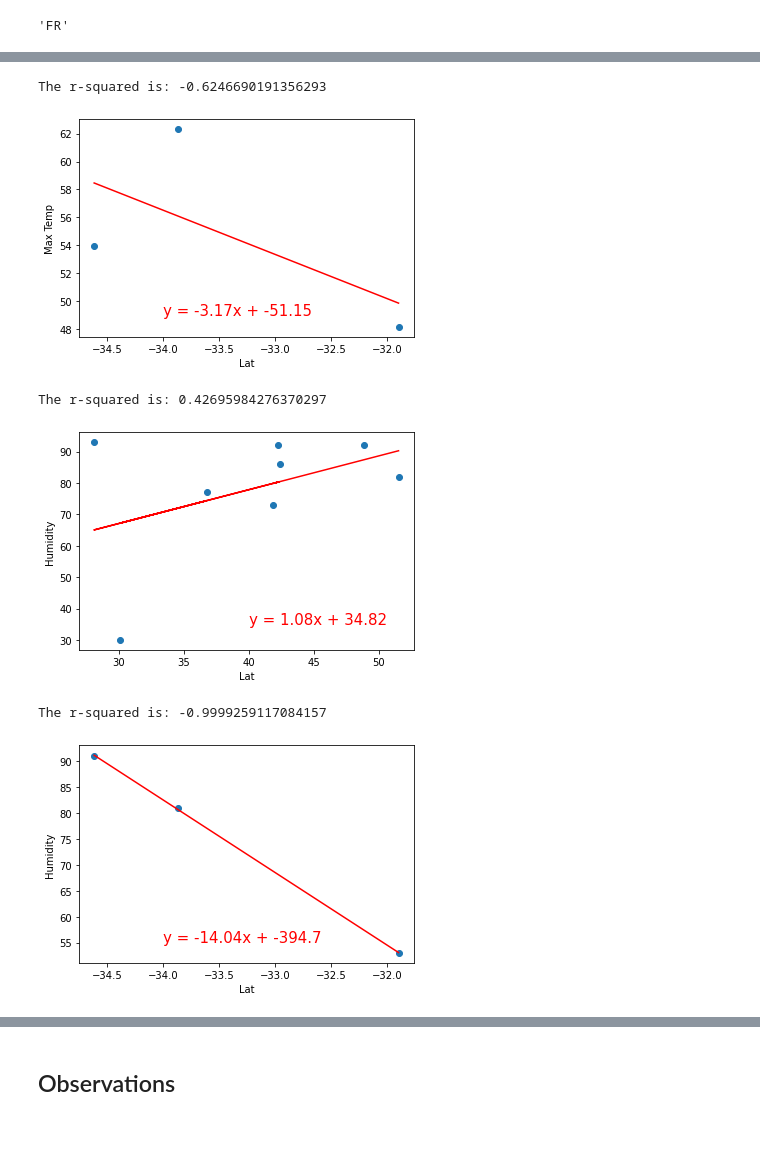
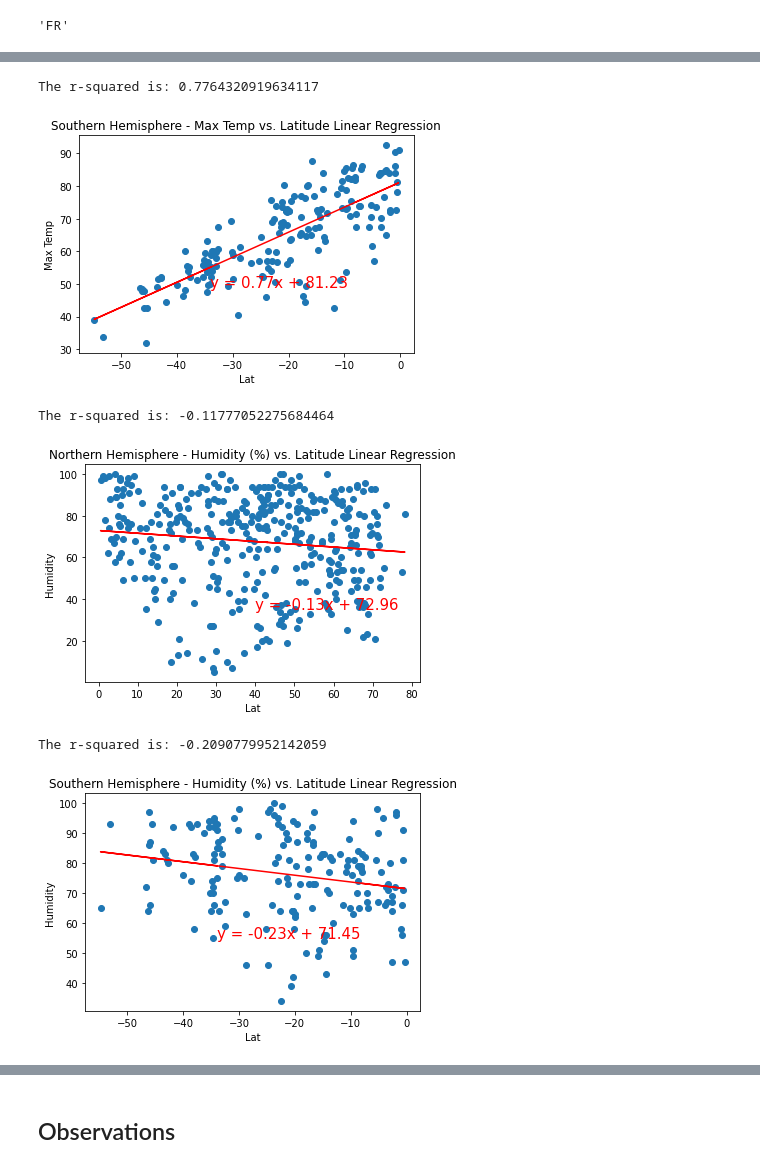
Before and after one commit to NKS8/Weather-Data-Visualization, a Jupyter notebook: WeatherPy/WeatherPy.ipynb, the cells around one changed output, grey strips where cells are left out. Cells and saved outputs as stored; diff of their text form; code cells hidden in the pictures; blank space fills up the shorter version.

```diff
--- a/WeatherPy/WeatherPy.ipynb
+++ b/WeatherPy/WeatherPy.ipynb
@@ -267,6 +328,8 @@ plt.show()
 # %%
 plt.figure(figsize=(8,6))
-plt.scatter(weather_df["Lat"], weather_df["Wind Speed"], color='pink', edgecolor = "black",alpha=0.8)
+x_value = weather_df["Lat"]
+y_value = weather_df["Wind Speed"]
+plt.scatter(x_value, y_value, color='pink', edgecolor = "black",alpha=0.8)
 plt.grid()
 plt.ylim((weather_df["Wind Speed"].min()-5),(weather_df["Wind Speed"].max()+5))
 plt.xlabel('Latitude')
@@ -283,18 +349,16 @@ southern = weather_df.loc[weather_df["Lat"] < 0.0]
 southern.reset_index(inplace=True)
 # %%
 # Define plotting function
-
-def plotLinearRegression(xdata,ydata,xlbl,ylbl,lblpos,ifig):
-    (slope, intercept, rvalue, pvalue, stderr) = linregress(xdata, ydata)
+def plotLinearRegression(x_value,y_value,xlabel,ylabel,labelpos,ifig):
+    (slope, intercept, rvalue, pvalue, stderr) = linregress(x_value, y_value)
     print(f"The r-squared is: {rvalue}")
-    regress_values = xdata * slope + intercept
+    regress_values = x_value * slope + intercept
     line_eq = "y = " + str(round(slope,2)) + "x + " + str(round(intercept,2))
-
-    plt.scatter(xdata,ydata)
-    plt.plot(xdata,regress_values,"r-")
-    plt.annotate(line_eq,lblpos,fontsize=15,color="red")
-    plt.xlabel(xlbl)
-    plt.ylabel(ylbl)
+    plt.scatter(x_value,y_value)
+    plt.plot(x_value,regress_values,"r-")
+    plt.annotate(line_eq,labelpos,fontsize=15,color="red")
+    plt.xlabel(xlabel)
+    plt.ylabel(ylabel)
     plt.savefig(f"output_data/fig{ifig}.png")
     plt.show()
 # %%
@@ -309,29 +374,31 @@ The r-squared is: -0.710443455581382
 # %%
-
-# Northern Hemisphere - Max Temp vs. Latitude Linear Regression
-xlbl = "Lat"
-ylbl = "Max Temp"
-lblpos = (-34,49)
-plotLinearRegression(southern[xlbl],southern[ylbl],xlbl,ylbl,lblpos,6)
+# Southern Hemisphere: Max Temp vs. Latitude Linear Regression
+xlabel = "Lat"
+ylabel = "Max Temp"
+plt.title("Southern Hemisphere - Max Temp vs. Latitude Linear Regression")
+labelpos = (-34,49)
+plotLinearRegression(southern[xlabel],southern[ylabel],xlabel,ylabel,labelpos,6)
 # %% [output]
-The r-squared is: -0.6246690191356293
+The r-squared is: 0.7764320919634117
-[figure, old version]
+[figure, new version]
 # %%
-# Northern Hemisphere - Humidity (%) vs. Latitude Linear Regression
-xlbl = "Lat"
-ylbl = "Humidity"
-lblpos = (40,35)
-plotLinearRegression(northern[xlbl],northern[ylbl],xlbl,ylbl,lblpos,7)
+# Northern Hemisphere: Humidity (%) vs. Latitude Linear Regression
+xlabel = "Lat"
+ylabel = "Humidity"
+plt.title("Northern Hemisphere - Humidity (%) vs. Latitude Linear Regression")
+labelpos = (40,35)
+plotLinearRegression(northern[xlabel],northern[ylabel],xlabel,ylabel,labelpos,7)
 # %% [output]
-The r-squared is: 0.42695984276370297
+The r-squared is: -0.11777052275684464
-[figure, old version]
+[figure, new version]
 # %%
-# Southern Hemisphere - Humidity (%) vs. Latitude Linear Regression
-xlbl = "Lat"
-ylbl = "Humidity"
-lblpos = (-34,55)
-plotLinearRegression(southern[xlbl],southern[ylbl],xlbl,ylbl,lblpos,8)
+# Southern Hemisphere : Humidity (%) vs. Latitude Linear Regression
+xlabel = "Lat"
+ylabel = "Humidity"
+plt.title("Southern Hemisphere - Humidity (%) vs. Latitude Linear Regression")
+labelpos = (-34,55)
+plotLinearRegression(southern[xlabel],southern[ylabel],xlabel,ylabel,labelpos,8)
 # %% [output]
-The r-squared is: -0.9999259117084157
+The r-squared is: -0.2090779952142059
-[figure, old version]
+[figure, new version]
 # %%
```
Also changed, not shown: parts of 29 cells of this notebook, 13 other files.
